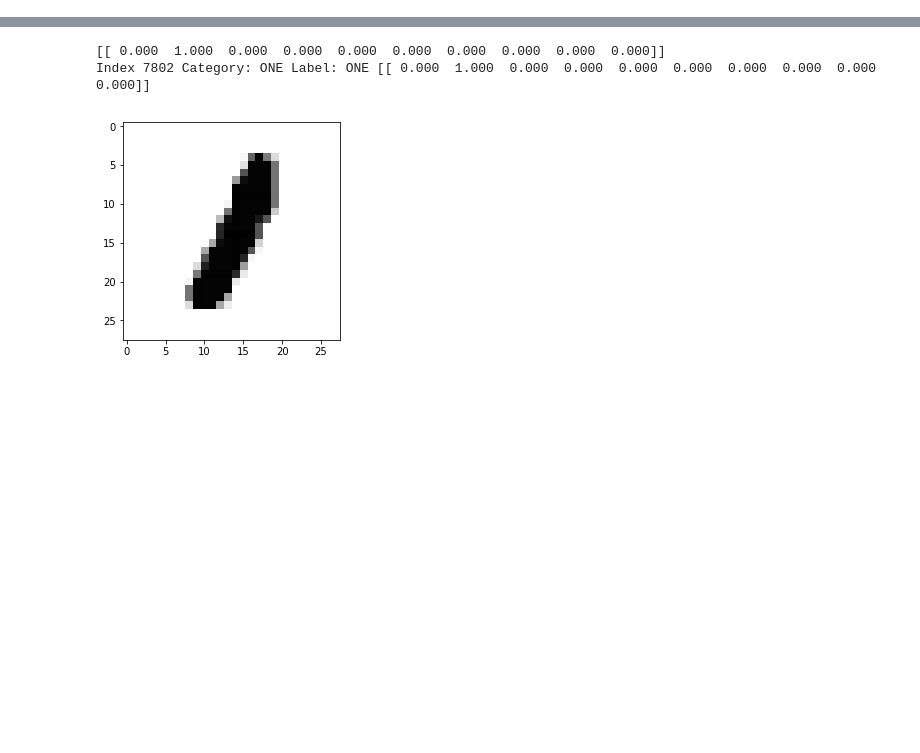
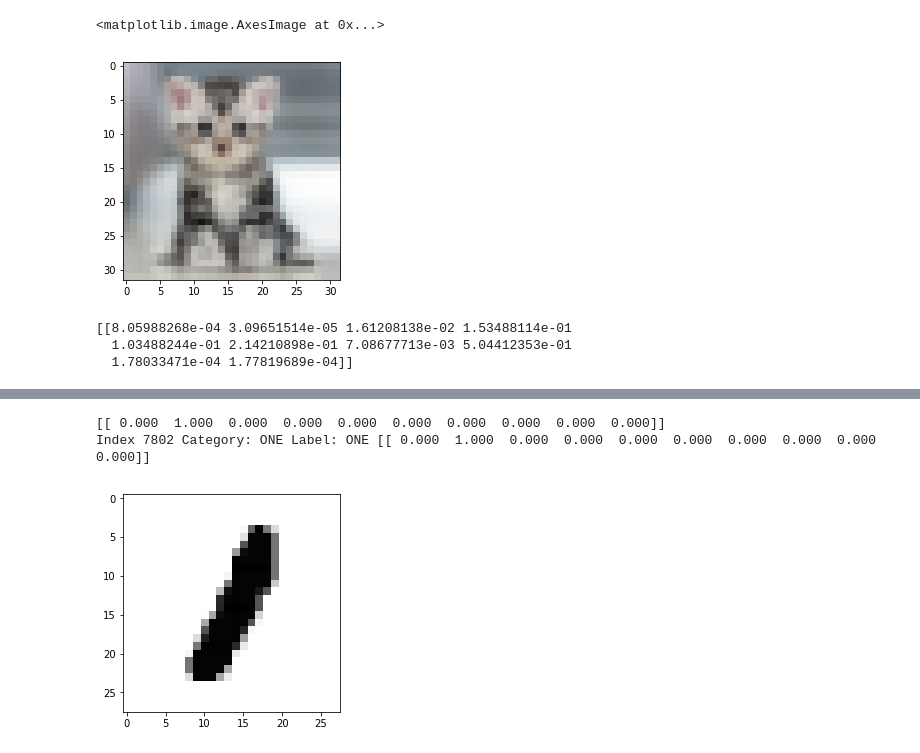
Before and after one commit to ijl20/jp_src, a Jupyter notebook: mnist_tf_keras_cnn/cifar_tf_keras_cnn.ipynb, the cells around one changed output, grey strips where cells are left out. Saved outputs shown, nothing was run; the diff lists cells and outputs as text; code cells hidden in the pictures; blank space fills up the shorter version.

```diff
--- a/mnist_tf_keras_cnn/cifar_tf_keras_cnn.ipynb
+++ b/mnist_tf_keras_cnn/cifar_tf_keras_cnn.ipynb
@@ -80,0 +142,14 @@ model.evaluate(x_test, y_test)
+# %%
+from skimage.transform import resize
+cat_resized = resize(cat, (32,32,3))
+plt.imshow(cat_resized)
+# %% [output]
+<matplotlib.image.AxesImage at 0x...>
+[figure, added]
+# %%
+cat_prob = model.predict(np.array( [cat_resized,] ))
+print(cat_prob)
+# %% [output]
+[[8.05988268e-04 3.09651514e-05 1.61208138e-02 1.53488114e-01
+  1.03488244e-01 2.14210898e-01 7.08677713e-03 5.04412353e-01
+  1.78033471e-04 1.77819689e-04]]
```
Also changed, not shown: parts of 17 cells of this notebook, 2 other files.
